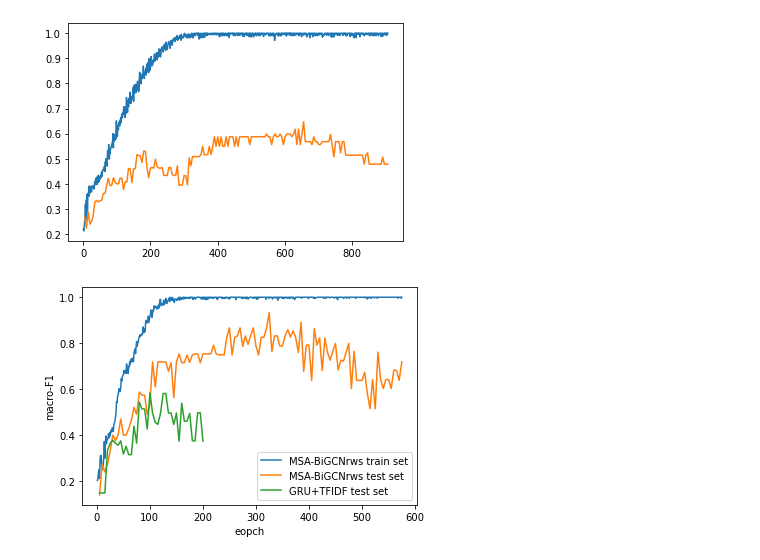
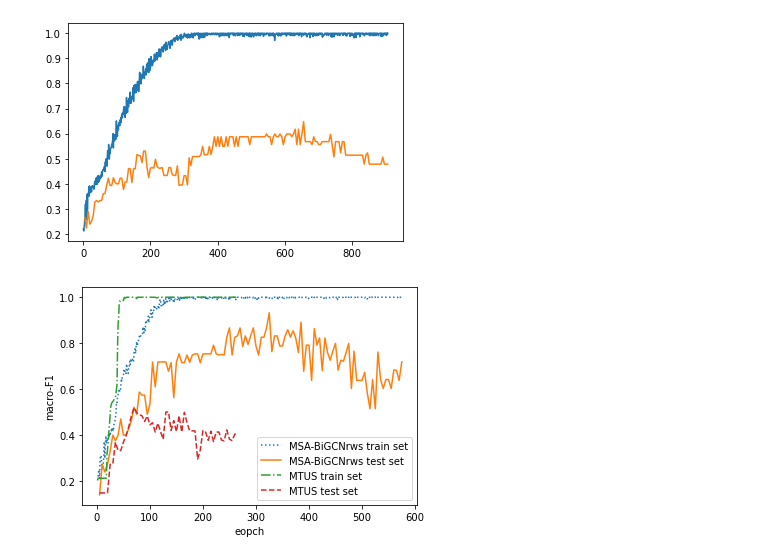
Before and after one commit to CloneNOX/MSA-BiGCN, a Jupyter notebook: MSA-BiGCN/plot.ipynb, the cells around one changed output. Drawn from its saved outputs; the diff is of its cells as text; code cells hidden in the pictures.

```diff
--- a/MSA-BiGCN/plot.ipynb
+++ b/MSA-BiGCN/plot.ipynb
@@ -39,14 +39,16 @@ mtus = json.loads(content)
 # %%
 epoch = [i for i in range(1, len(msa['trainRumorF1']) + 1)]
 msax = [i * 5 for i in range(1, len(msa['testRumorF1']) + 1)]
+mtustx = mtus['trainRumorEpoch']
 mtusx = [i * 5 for i in range(1, len(mtus['testRumorF1']) + 1)]
-plt.plot(epoch, msa['trainRumorF1'], label='MSA-BiGCNrws train set')
-plt.plot(msax, msa['testRumorF1'], label='MSA-BiGCNrws test set')
-plt.plot(mtusx, mtus['testRumorF1'], label='GRU+TFIDF test set')
+plt.plot(epoch, msa['trainRumorF1'], label='MSA-BiGCNrws train set', linestyle=':')
+plt.plot(msax, msa['testRumorF1'], label='MSA-BiGCNrws test set', linestyle='-')
+plt.plot(mtustx, mtus['trainRumorF1'], label='MTUS train set', linestyle='-.')
+plt.plot(mtusx, mtus['testRumorF1'], label='MTUS test set', linestyle='--')
 plt.legend()
 plt.xlabel('eopch')
 plt.ylabel('macro-F1')
 
 plt.savefig('../image/f1.pdf', format='pdf')
 # %% [output]
-[figure, old version]
+[figure, new version]
```
Also changed, not shown: 3 other files.
